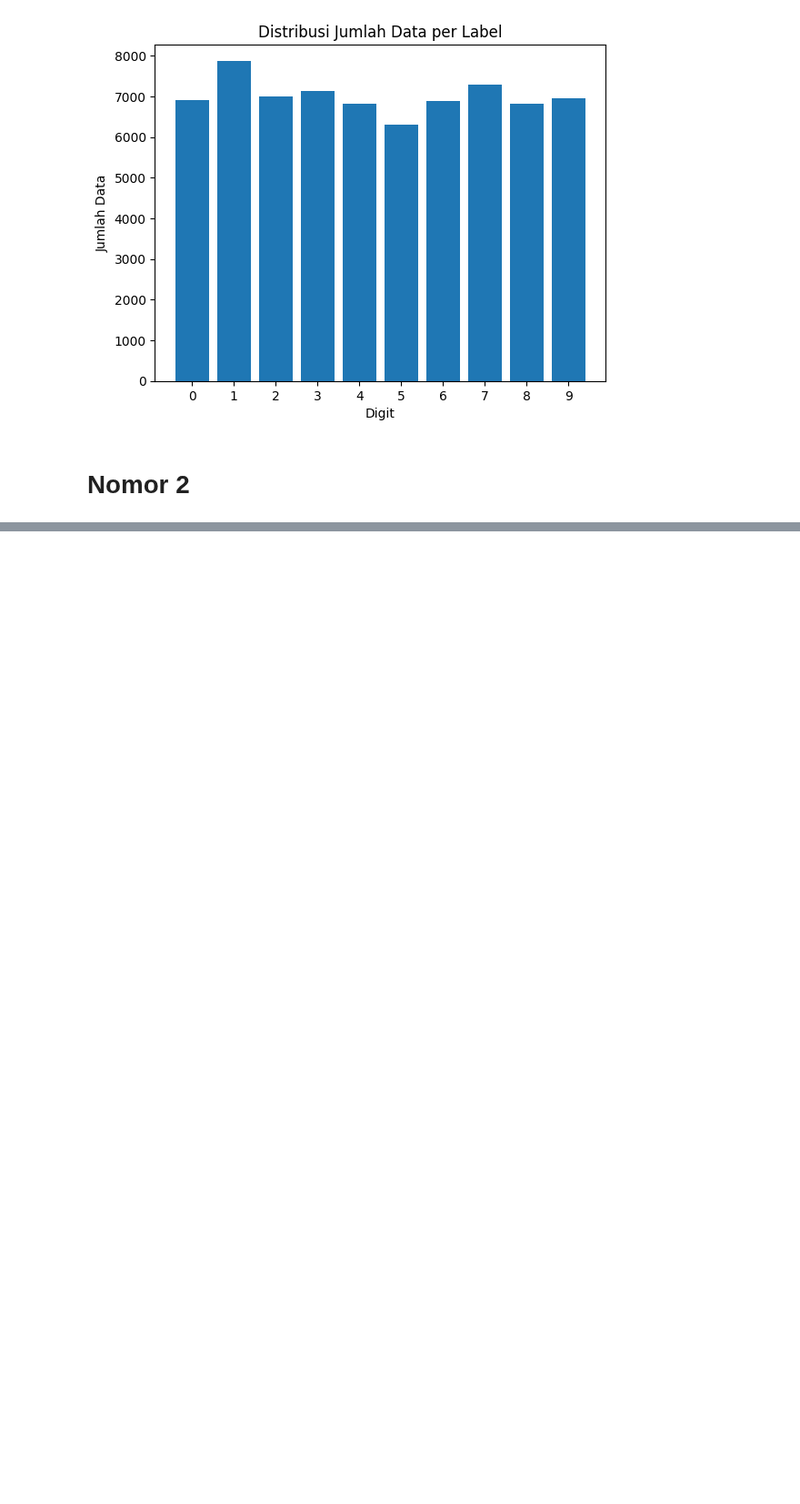
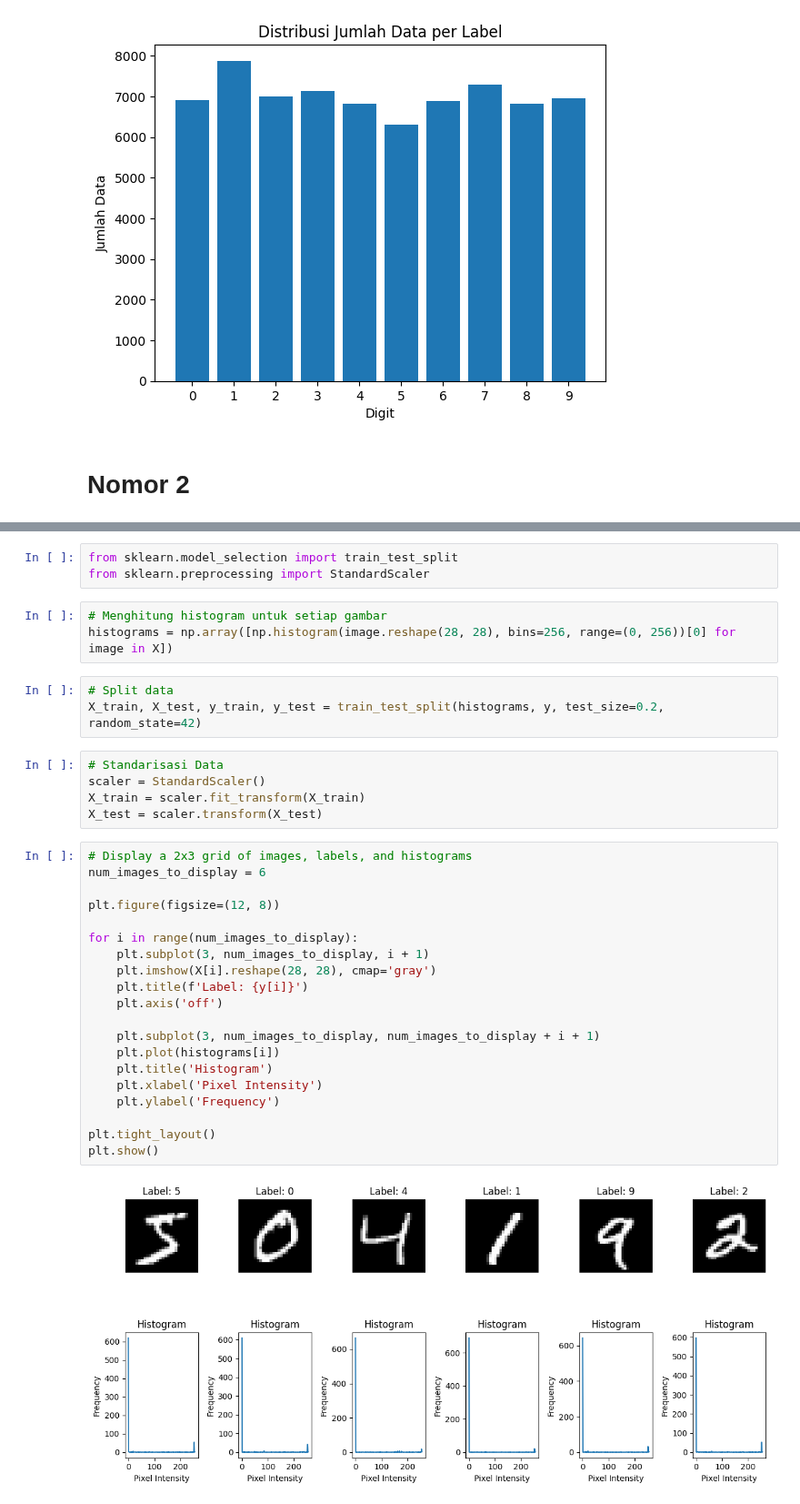
Before and after one commit to andidprastyo/ML-2023, a Jupyter notebook: Quiz 1/Pembelajaran_Mesin_Kuis_1.ipynb, the cells around one changed output, grey strips where cells are left out. Shown at 91% size. Drawn from its saved outputs; the diff is of its cells as text; blank space fills up the shorter version.

```diff
--- a/Quiz 1/Pembelajaran_Mesin_Kuis_1.ipynb
+++ b/Quiz 1/Pembelajaran_Mesin_Kuis_1.ipynb
@@ -107,0 +122,36 @@ fig, ax = plt.subplots(3, 5)
+# %%
+from sklearn.model_selection import train_test_split
+from sklearn.preprocessing import StandardScaler
+# %%
+# Menghitung histogram untuk setiap gambar
+histograms = np.array([np.histogram(image.reshape(28, 28), bins=256, range=(0, 256))[0] for image in X])
+# %%
+# Split data
+X_train, X_test, y_train, y_test = train_test_split(histograms, y, test_size=0.2, random_state=42)
+# %%
+# Standarisasi Data
+scaler = StandardScaler()
+X_train = scaler.fit_transform(X_train)
+X_test = scaler.transform(X_test)
+# %%
+# Display a 2x3 grid of images, labels, and histograms
+num_images_to_display = 6
+
+plt.figure(figsize=(12, 8))
+
+for i in range(num_images_to_display):
+    plt.subplot(3, num_images_to_display, i + 1)
+    plt.imshow(X[i].reshape(28, 28), cmap='gray')
+    plt.title(f'Label: {y[i]}')
+    plt.axis('off')
+
+    plt.subplot(3, num_images_to_display, num_images_to_display + i + 1)
+    plt.plot(histograms[i])
+    plt.title('Histogram')
+    plt.xlabel('Pixel Intensity')
+    plt.ylabel('Frequency')
+
+plt.tight_layout()
+plt.show()
+# %% [output]
+[figure, added]
```
Also changed, not shown: parts of 4 cells of this notebook.
